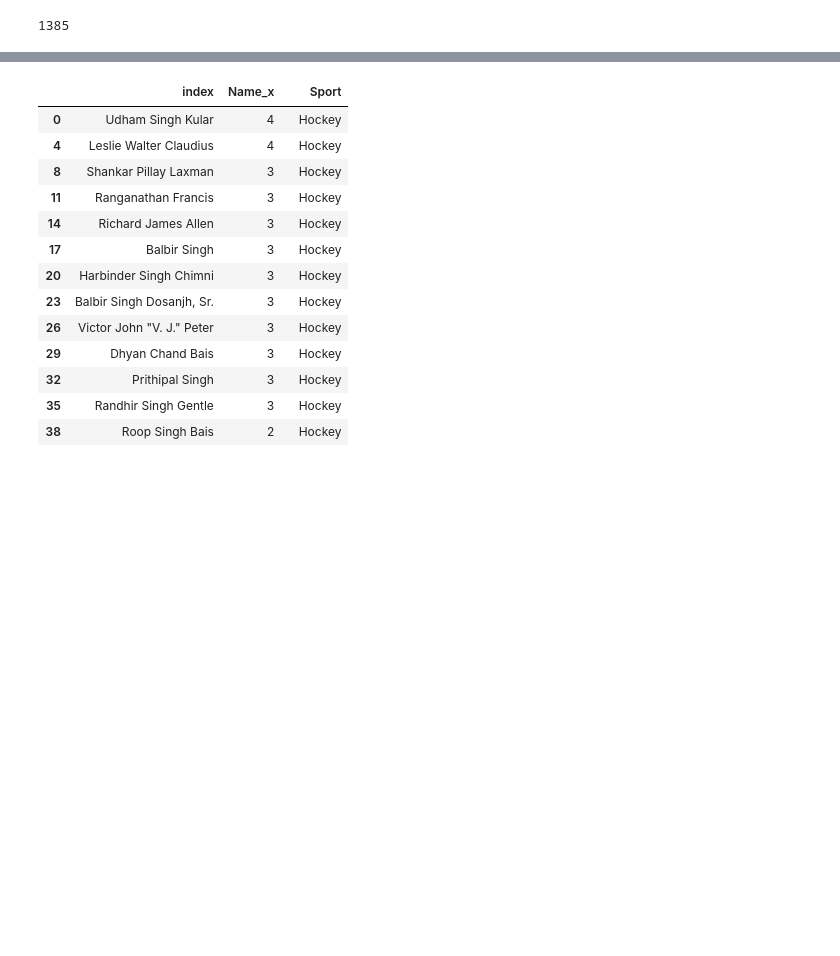
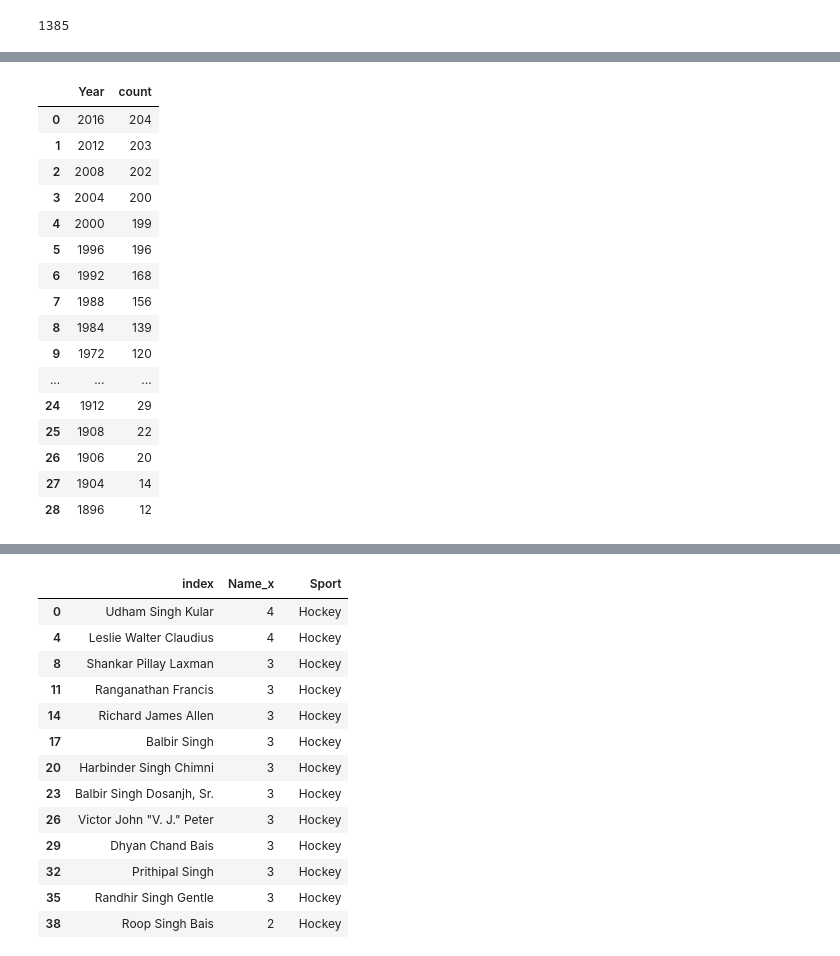
Before and after one commit to rajatrawal/olympic-data-analysis, a Jupyter notebook: olympics.ipynb, the cells around one changed output, grey strips where cells are left out. Saved outputs shown, nothing was run; the diff lists cells and outputs as text; code cells hidden in the pictures; blank space fills up the shorter version.

```diff
--- a/olympics.ipynb
+++ b/olympics.ipynb
@@ -95,5 +96,23 @@ events=df.Sport.unique().shape[0]
 athletes=df.City.unique().shape[0]
 nations=df.Year.unique().shape[0]-1
 # %%
-nations_over_time = df.drop_duplicates(['Year','region'])['Year'].value_counts().reset_index().sort_values('index')
-nations_over_time.rename(columns={'index':'year','Year':'n_country'},inplace=True)
+nations_over_time = df.drop_duplicates(['Year','region'])['Year'].value_counts().reset_index()
+nations_over_time.rename(columns={'Year':'year','count':'n_country'},inplace=True)
+# %% [output]
+|  | Year | count |
+| 0 | 2016 | 204 |
+| 1 | 2012 | 203 |
+| 2 | 2008 | 202 |
+| 3 | 2004 | 200 |
+| 4 | 2000 | 199 |
+| 5 | 1996 | 196 |
+| 6 | 1992 | 168 |
+| 7 | 1988 | 156 |
+| 8 | 1984 | 139 |
+| 9 | 1972 | 120 |
+| ... | ... | ... |
+| 24 | 1912 | 29 |
+| 25 | 1908 | 22 |
+| 26 | 1906 | 20 |
+| 27 | 1904 | 14 |
+| 28 | 1896 | 12 |
```
Also changed, not shown: parts of 2 cells of this notebook, 3 other files.
